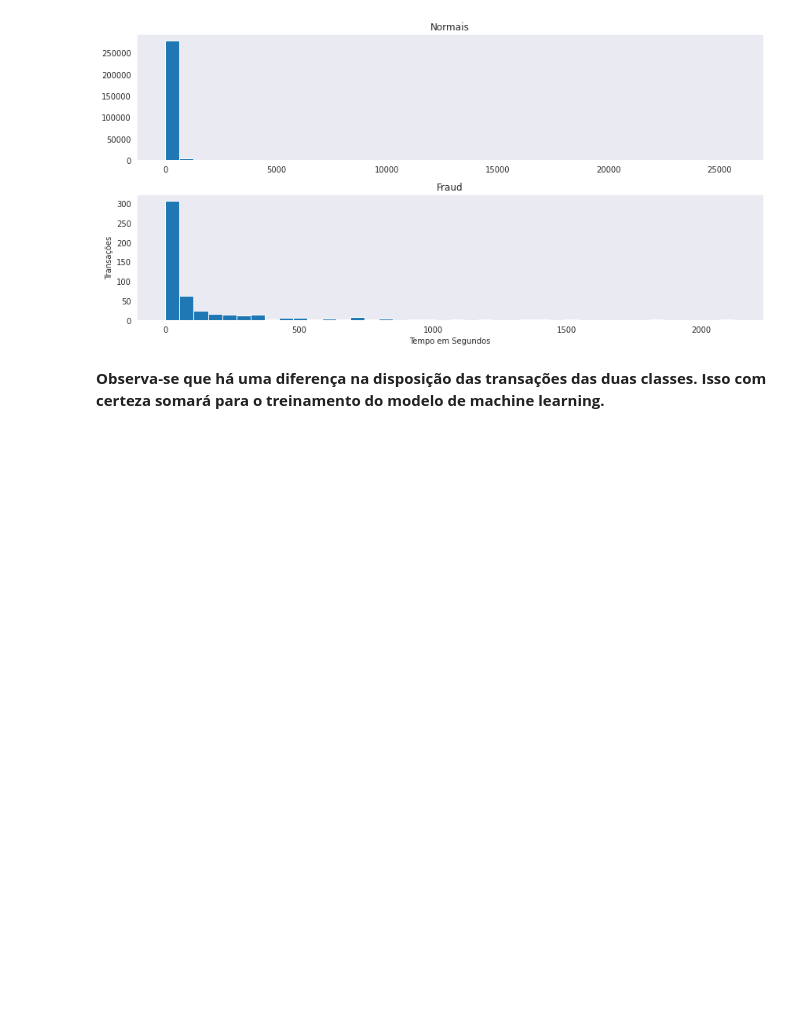
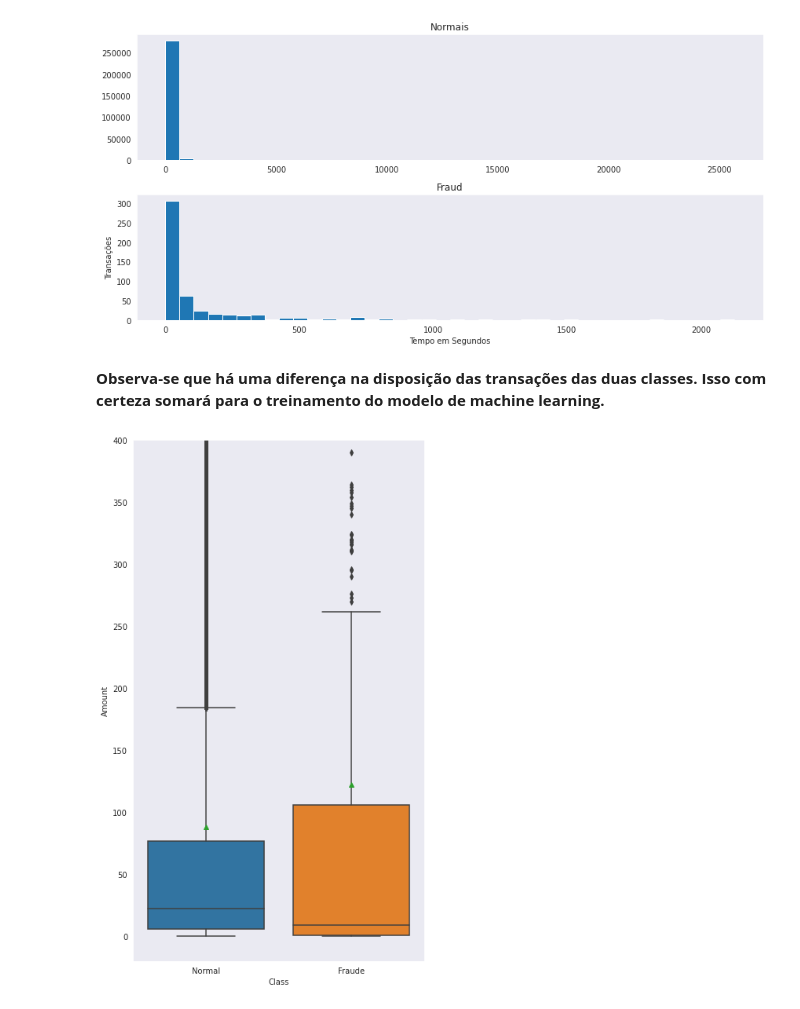
Before and after one commit to Pedro-Henrique8899-eng/Data_Science_Pedro_Enginer, a Jupyter notebook: inicio_file_cartao.ipynb, the cells around one changed output. Drawn from its saved outputs; the diff is of its cells as text; code cells hidden in the pictures; blank space fills up the shorter version.

```diff
--- a/inicio_file_cartao.ipynb
+++ b/inicio_file_cartao.ipynb
@@ -156,0 +155,10 @@ plt.tight_layout()
+# %%
+# boxplot para a variável amount quando houve fraude class == 1
+fig, ax = plt.subplots(figsize=(6,10), sharex=True)
+
+sns.boxplot(df.Class, df.Amount, showmeans=True, ax=ax)
+plt.ylim((-20, 400))
+plt.xticks([0,1], ['Normal', 'Fraude'])
+plt.tight_layout()
+# %% [output]
+[figure, added]
```
Also changed, not shown: parts of 3 cells of this notebook.
